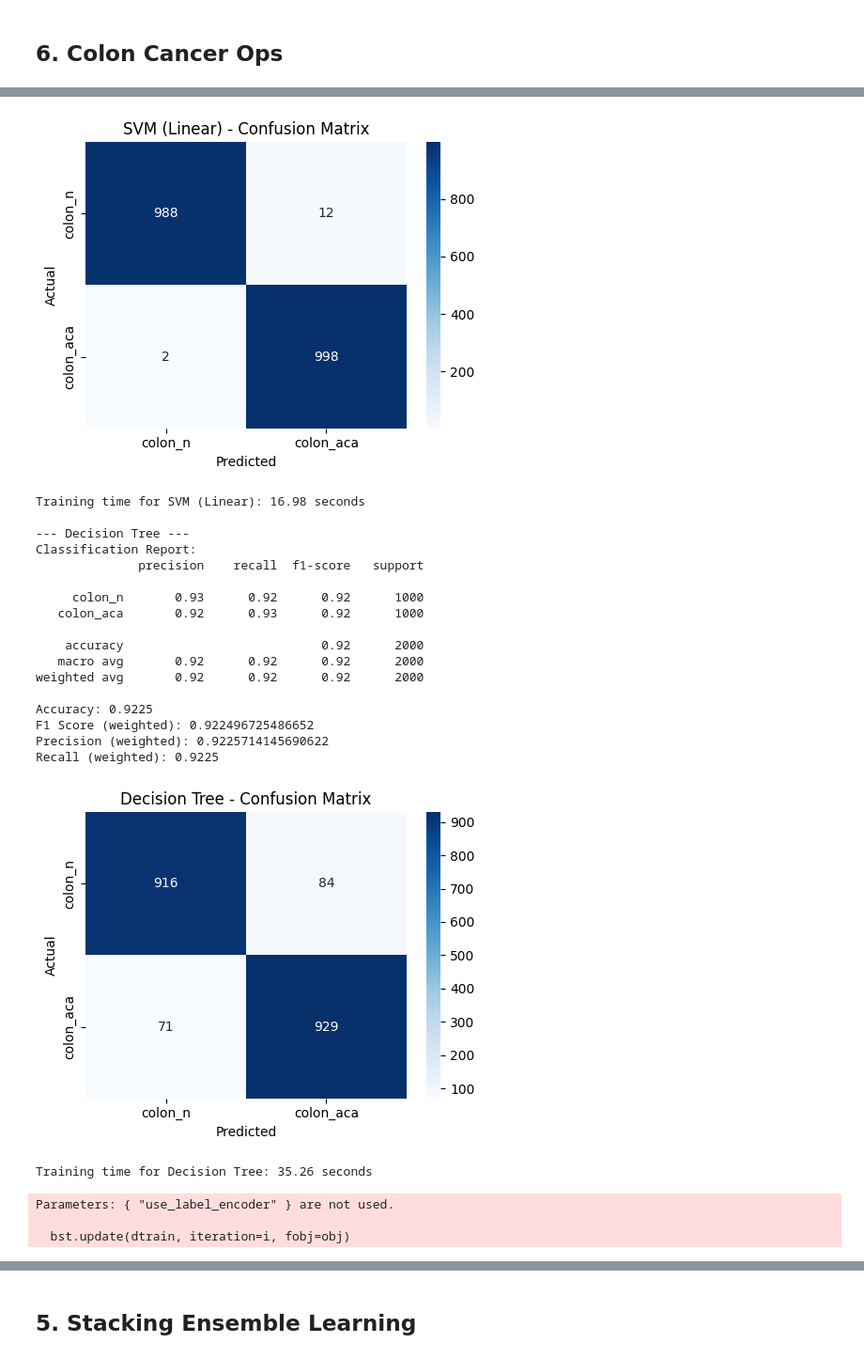
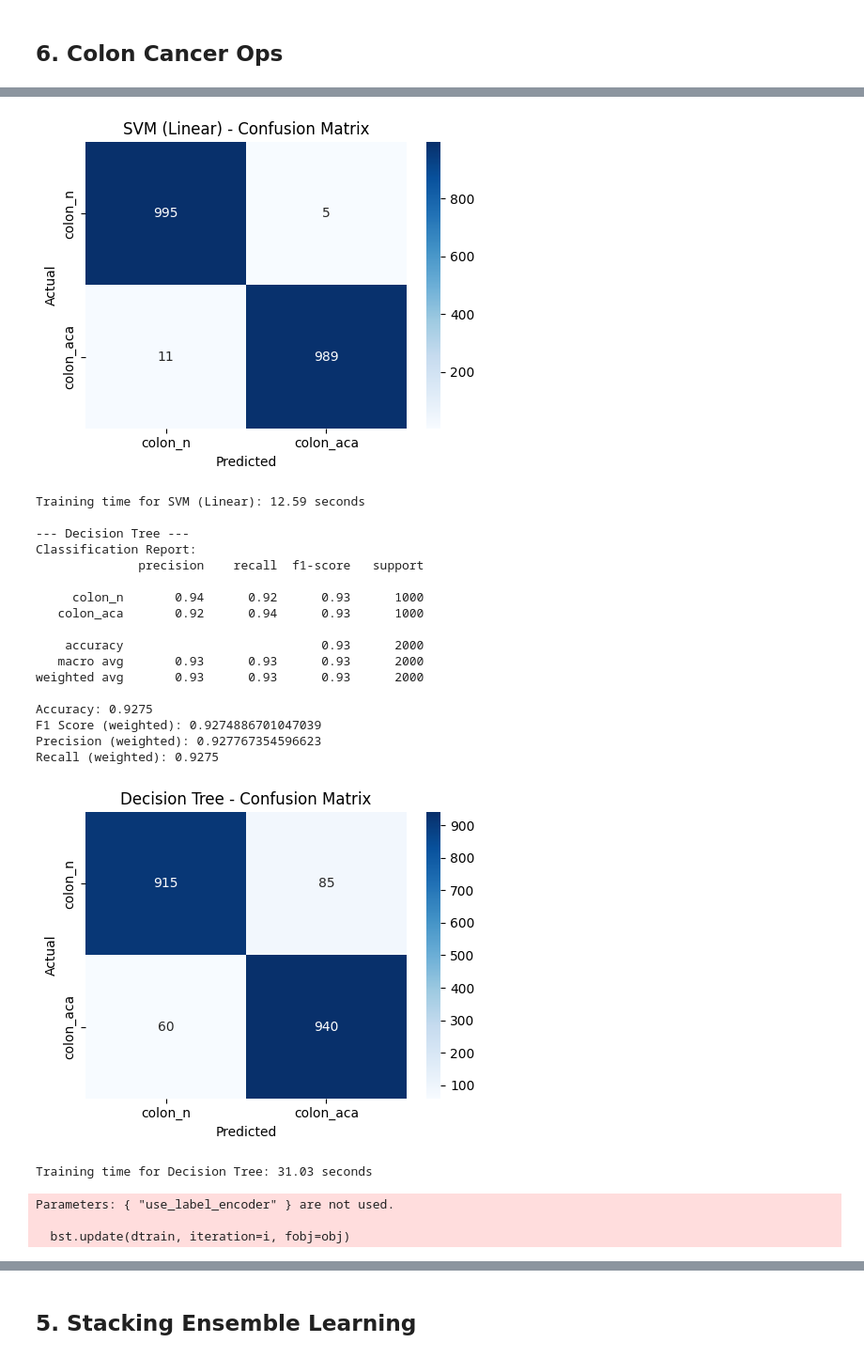
Before and after one commit to burakdogangazi/derinOdev, a Jupyter notebook: DifferentModels_MTL.ipynb, the cells around one changed output, grey strips where cells are left out. Shown at 94% size. Drawn from its saved outputs; the diff is of its cells as text; code cells hidden in the pictures.

Commit message:
MTL scaling and augmentation removed

```diff
--- a/DifferentModels_MTL.ipynb
+++ b/DifferentModels_MTL.ipynb
@@ -88,23 +88,20 @@ print(f"Total Image: {len(image_paths)}")
 # %% [output]
 Total Image: 25000
 # %%
+# Simplified transform for training data (no heavy augmentation)
 train_transform = transforms.Compose([
-    transforms.Resize((224, 224)),
-    transforms.RandomApply([transforms.GaussianBlur(kernel_size=5)], p=0.3),
-    transforms.RandomApply([transforms.RandomAffine(degrees=15, translate=(0.1, 0.1), scale=(0.85, 1.15))], p=0.5),
-    transforms.RandomPerspective(distortion_scale=0.5, p=0.5),
-    transforms.RandomHorizontalFlip(p=0.5),
-    transforms.RandomVerticalFlip(p=0.5),
-    transforms.ColorJitter(brightness=0.3, contrast=0.3, saturation=0.3, hue=0.2),
-    transforms.ToTensor(),
-    transforms.Normalize(mean=[0.485, 0.456, 0.406], std=[0.229, 0.224, 0.225]),
+    transforms.Resize((224, 224)),  # Resize to match EfficientNet input
+    transforms.ToTensor(),          # Convert image to tensor
+    transforms.Normalize(mean=[0.485, 0.456, 0.406],  # Standard ImageNet mean
+                         std=[0.229, 0.224, 0.225])   # Standard ImageNet std
 ])
 
-# Regular transform for test/validation data (no augmentation)
+# Same transform for test/validation data
 test_transform = transforms.Compose([
     transforms.Resize((224, 224)),
     transforms.ToTensor(),
-    transforms.Normalize(mean=[0.485, 0.456, 0.406], std=[0.229, 0.224, 0.225]),
+    transforms.Normalize(mean=[0.485, 0.456, 0.406],
+                         std=[0.229, 0.224, 0.225])
 ])
 # %%
 class FeatureDataset(Dataset):
@@ -220,16 +204,16 @@ Test Features Shape After Scaling: (5000, 1536)
 # %% [markdown]
 ## 4. Needed Function For Test and Eval
 # %%
-def filter_dataset_by_class(X_train_scaled, y_train, X_test_scaled, y_test, class_range):
+def filter_dataset_by_class(X_train_feat, y_train, X_test_feat, y_test, class_range):
     # Get indices of the classes within the class_range
     train_indices = np.where(np.isin(y_train, class_range))[0]
     test_indices = np.where(np.isin(y_test, class_range))[0]
 
     # Filter the data based on the selected class_range
-    X_train = X_train_scaled[train_indices]
+    X_train = X_train_feat[train_indices]
     y_train_filtered = y_train[train_indices] - min(class_range)
 
-    X_test = X_test_scaled[test_indices]
+    X_test = X_test_feat[test_indices]
     y_test_filtered = y_test[test_indices] - min(class_range)
 
     return X_train, y_train_filtered, X_test, y_test_filtered
@@ -300,12 +284,12 @@ def train_and_evaluate_model(model, model_name, X_train, y_train, X_test, y_test
 
     return model_name, acc, f1, precision, recall
 # %%
-def evaluate_cancer_classifiers(X_train_scaled, y_train, X_test_scaled, y_test,
+def evaluate_cancer_classifiers(X_train_feat, y_train, X_test_feat, y_test,
                                  class_range, class_names, task_name="Cancer Classification"):
 
     # Filter data based on class_range
     X_train, y_train_filtered, X_test, y_test_filtered = filter_dataset_by_class(
-        X_train_scaled, y_train, X_test_scaled, y_test, class_range
+        X_train_feat, y_train, X_test_feat, y_test, class_range
     )
 
     # Define the models
@@ -501,8 +485,8 @@ Recall (weighted): 0.9476666666666667
 ## 6. Colon Cancer Ops
 # %%
 best_colon_model = evaluate_cancer_classifiers(
-    X_train_scaled, y_train,  # Use scaled features
-    X_test_scaled, y_test,  # Use scaled test features
+    X_train_feat, y_train,  # Use scaled features
+    X_test_feat, y_test,  # Use scaled test features
     class_range=range(3, 5),
     class_names=['colon_n', 'colon_aca'],
     task_name="Colon Cancer"
@@ -565,23 +549,23 @@ Recall (weighted): 0.993
-[figure, old version]
+[figure, new version]
-Training time for SVM (Linear): 16.98 seconds
+Training time for SVM (Linear): 12.59 seconds
 
 --- Decision Tree ---
 Classification Report:
               precision    recall  f1-score   support
 
-     colon_n       0.93      0.92      0.92      1000
-   colon_aca       0.92      0.93      0.92      1000
+     colon_n       0.94      0.92      0.93      1000
+   colon_aca       0.92      0.94      0.93      1000
 
-    accuracy                           0.92      2000
-   macro avg       0.92      0.92      0.92      2000
-weighted avg       0.92      0.92      0.92      2000
+    accuracy                           0.93      2000
+   macro avg       0.93      0.93      0.93      2000
+weighted avg       0.93      0.93      0.93      2000
 
-Accuracy: 0.9225
-F1 Score (weighted): 0.922496725486652
-Precision (weighted): 0.9225714145690622
-Recall (weighted): 0.9225
+Accuracy: 0.9275
+F1 Score (weighted): 0.9274886701047039
+Precision (weighted): 0.927767354596623
+Recall (weighted): 0.9275
-[figure, old version]
+[figure, new version]
-Training time for Decision Tree: 35.26 seconds
+Training time for Decision Tree: 31.03 seconds
 Parameters: { "use_label_encoder" } are not used.
 
   bst.update(dtrain, iteration=i, fobj=obj)
```
Also changed, not shown: parts of 6 cells of this notebook.
